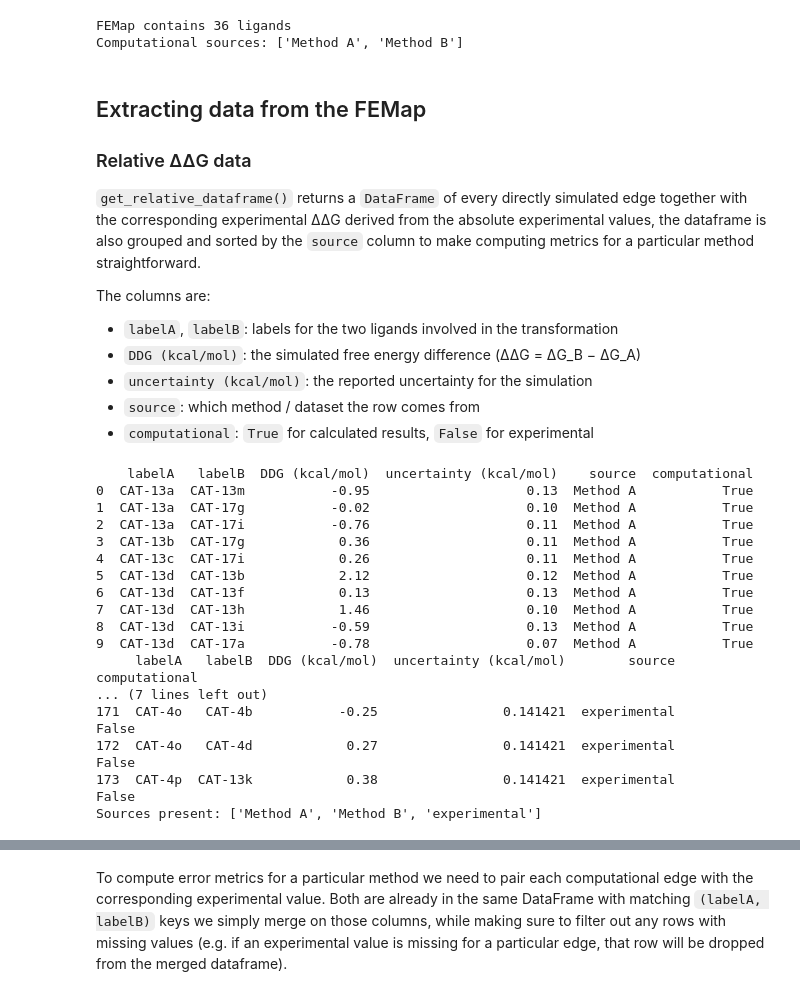
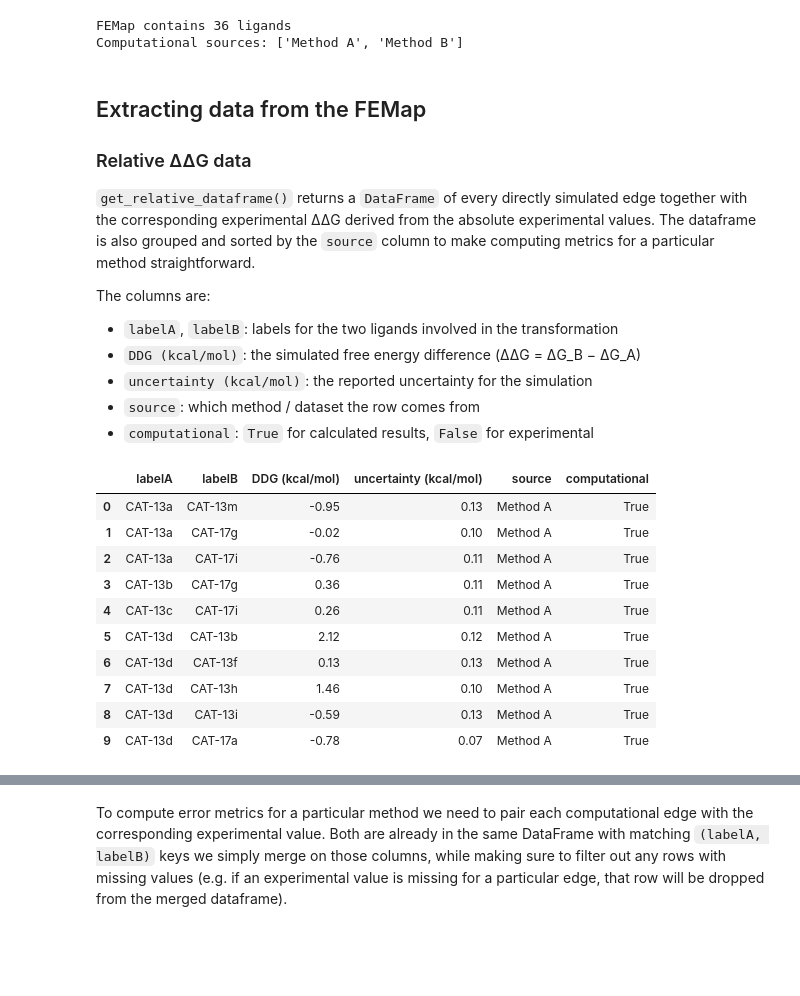
Before and after one commit to OpenFreeEnergy/cinnabar, a Jupyter notebook: examples/calculating-metrics.ipynb, the cells around one changed output, grey strips where cells are left out. Cells and saved outputs as stored; diff of their text form; code cells hidden in the pictures; blank space fills up the shorter version.

```diff
--- a/examples/calculating-metrics.ipynb
+++ b/examples/calculating-metrics.ipynb
@@ -83,7 +99,7 @@ Computational sources: ['Method A', 'Method B']
 
 ### Relative ΔΔG data
 
-``get_relative_dataframe()`` returns a ``DataFrame`` of every directly simulated edge together with the corresponding experimental ΔΔG derived from the absolute experimental values, the dataframe is also grouped and sorted by the ``source`` column to make computing metrics for a particular method straightforward.
+``get_relative_dataframe()`` returns a ``DataFrame`` of every directly simulated edge together with the corresponding experimental ΔΔG derived from the absolute experimental values. The dataframe is also grouped and sorted by the ``source`` column to make computing metrics for a particular method straightforward.
 
 The columns are:
 
@@ -95,26 +111,16 @@ The columns are:
 # %%
 rel_df = femap.get_relative_dataframe()
 # show some method A results
-print(rel_df.head(10).to_string())
-# show some experimental results
-print(rel_df.tail(10).to_string())
-# show all the sources in the dataframe
-print(f"Sources present: {rel_df['source'].unique().tolist()}")
+rel_df.head(10)
 # %% [output]
-    labelA   labelB  DDG (kcal/mol)  uncertainty (kcal/mol)    source  computational
-0  CAT-13a  CAT-13m           -0.95                    0.13  Method A           True
-1  CAT-13a  CAT-17g           -0.02                    0.10  Method A           True
-2  CAT-13a  CAT-17i           -0.76                    0.11  Method A           True
-3  CAT-13b  CAT-17g            0.36                    0.11  Method A           True
-4  CAT-13c  CAT-17i            0.26                    0.11  Method A           True
-5  CAT-13d  CAT-13b            2.12                    0.12  Method A           True
-6  CAT-13d  CAT-13f            0.13                    0.13  Method A           True
-7  CAT-13d  CAT-13h            1.46                    0.10  Method A           True
-8  CAT-13d  CAT-13i           -0.59                    0.13  Method A           True
-9  CAT-13d  CAT-17a           -0.78                    0.07  Method A           True
-     labelA   labelB  DDG (kcal/mol)  uncertainty (kcal/mol)        source  computational
-... (7 lines left out)
-171  CAT-4o   CAT-4b           -0.25                0.141421  experimental          False
-172  CAT-4o   CAT-4d            0.27                0.141421  experimental          False
-173  CAT-4p  CAT-13k            0.38                0.141421  experimental          False
-Sources present: ['Method A', 'Method B', 'experimental']
+|  | labelA | labelB | DDG (kcal/mol) | uncertainty (kcal/mol) | source | computational |
+| 0 | CAT-13a | CAT-13m | -0.95 | 0.13 | Method A | True |
+| 1 | CAT-13a | CAT-17g | -0.02 | 0.10 | Method A | True |
+| 2 | CAT-13a | CAT-17i | -0.76 | 0.11 | Method A | True |
+| 3 | CAT-13b | CAT-17g | 0.36 | 0.11 | Method A | True |
+| 4 | CAT-13c | CAT-17i | 0.26 | 0.11 | Method A | True |
+| 5 | CAT-13d | CAT-13b | 2.12 | 0.12 | Method A | True |
+| 6 | CAT-13d | CAT-13f | 0.13 | 0.13 | Method A | True |
+| 7 | CAT-13d | CAT-13h | 1.46 | 0.10 | Method A | True |
+| 8 | CAT-13d | CAT-13i | -0.59 | 0.13 | Method A | True |
+| 9 | CAT-13d | CAT-17a | -0.78 | 0.07 | Method A | True |
```
Also changed, not shown: parts of 13 cells of this notebook, 2 other files.
